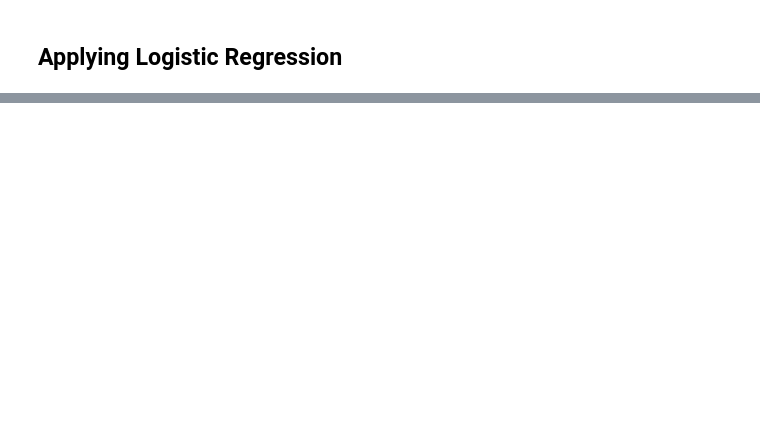
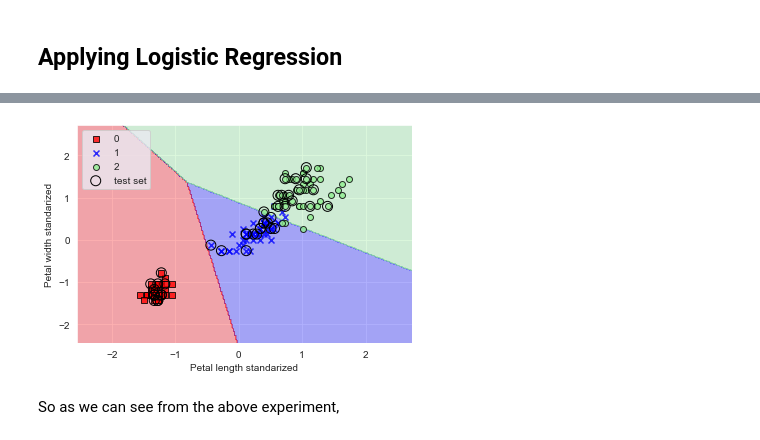
Before and after one commit to DebuRock/DataScience-And-ML, a Jupyter notebook: Predict Iris Flower Spicies/Prediction of Iris Flower Species.ipynb, the cells around one changed output, grey strips where cells are left out. Drawn from its saved outputs; the diff is of its cells as text; code cells hidden in the pictures; blank space fills up the shorter version.

```diff
--- a/Predict Iris Flower Spicies/Prediction of Iris Flower Species.ipynb
+++ b/Predict Iris Flower Spicies/Prediction of Iris Flower Species.ipynb
@@ -208,0 +228,13 @@ Accuracy Score of Logistic Regression Classifier: 0
+# %%
+## Find the Decision Boundary
+X_combined_std = np.vstack((X_train_std, X_test_std))
+y_combined = np.hstack((y_train, y_test))
+plot_decision_region(X_combined_std, y_combined, classifier=lr, test_idx=range(105,150))
+plt.xlabel('Petal length standarized')
+plt.ylabel('Petal width standarized')
+plt.legend(loc='upper left')
+plt.show()
+# %% [output]
+[figure, added]
+# %% [markdown]
+So as we can see from the above experiment,
```
Also changed, not shown: parts of 11 cells of this notebook.
